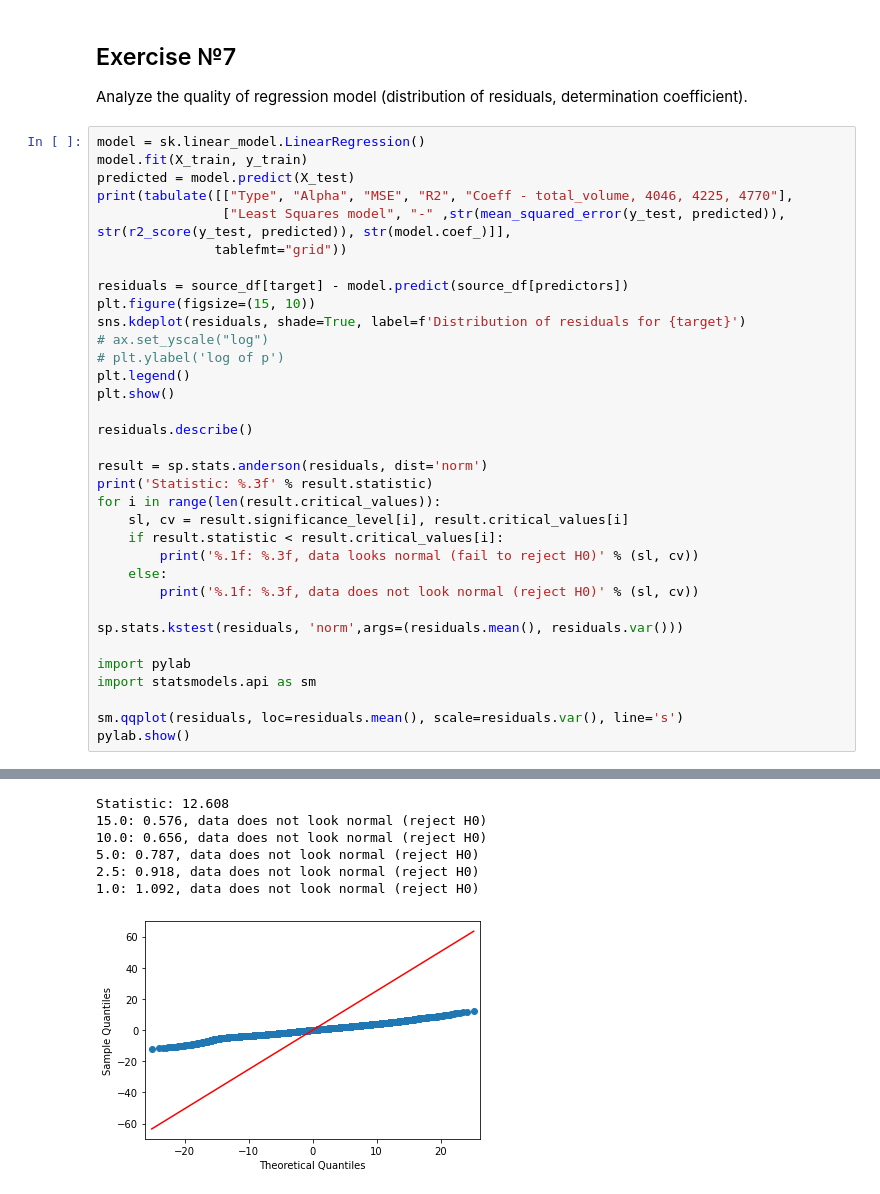
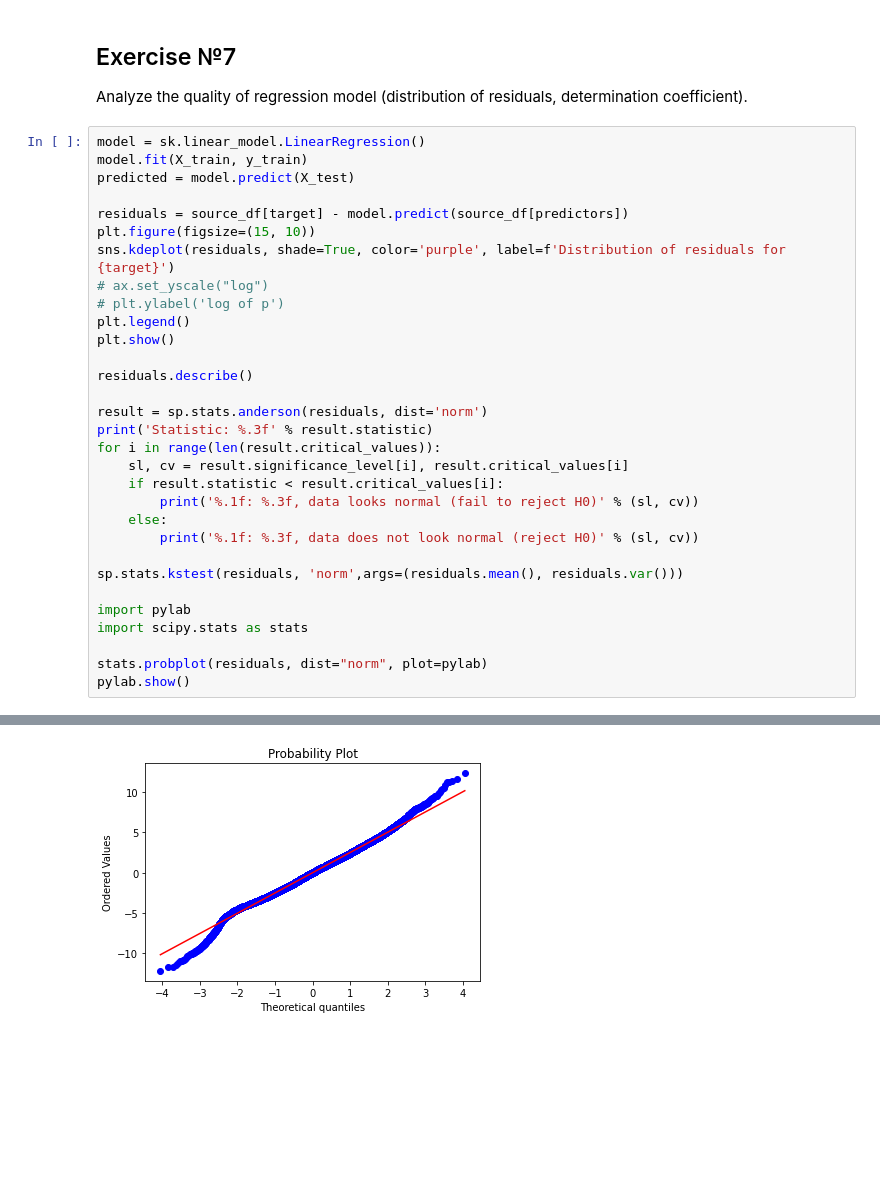
Before and after one commit to vandosik/M-M-MSA, a Jupyter notebook: Lab_2/lab_2.ipynb, the cells around one changed output, grey strips where cells are left out. Drawn from its saved outputs; the diff is of its cells as text; blank space fills up the shorter version.

```diff
--- a/Lab_2/lab_2.ipynb
+++ b/Lab_2/lab_2.ipynb
@@ -355,13 +355,10 @@ Analyze the quality of regression model (distribution of residuals, determinatio
 model = sk.linear_model.LinearRegression()
 model.fit(X_train, y_train)
 predicted = model.predict(X_test)
-print(tabulate([["Type", "Alpha", "MSE", "R2", "Coeff - total_volume, 4046, 4225, 4770"],
-                ["Least Squares model", "-" ,str(mean_squared_error(y_test, predicted)), str(r2_score(y_test, predicted)), str(model.coef_)]],
-               tablefmt="grid"))
 
 residuals = source_df[target] - model.predict(source_df[predictors])
 plt.figure(figsize=(15, 10))
-sns.kdeplot(residuals, shade=True, label=f'Distribution of residuals for {target}')
+sns.kdeplot(residuals, shade=True, color='purple', label=f'Distribution of residuals for {target}')
 # ax.set_yscale("log")
 # plt.ylabel('log of p')
 plt.legend()
@@ -381,8 +378,8 @@ for i in range(len(result.critical_values)):
 sp.stats.kstest(residuals, 'norm',args=(residuals.mean(), residuals.var()))
 
 import pylab
-import statsmodels.api as sm
+import scipy.stats as stats
 
-sm.qqplot(residuals, loc=residuals.mean(), scale=residuals.var(), line='s')
+stats.probplot(residuals, dist="norm", plot=pylab)
 pylab.show()
 # %% [output]
@@ -395,7 +393 @@ pylab.show()
-Statistic: 12.608
-15.0: 0.576, data does not look normal (reject H0)
-10.0: 0.656, data does not look normal (reject H0)
-5.0: 0.787, data does not look normal (reject H0)
-2.5: 0.918, data does not look normal (reject H0)
-1.0: 1.092, data does not look normal (reject H0)
-[figure, old version]
+[figure, new version]
```
Also changed, not shown: parts of 5 cells of this notebook.
